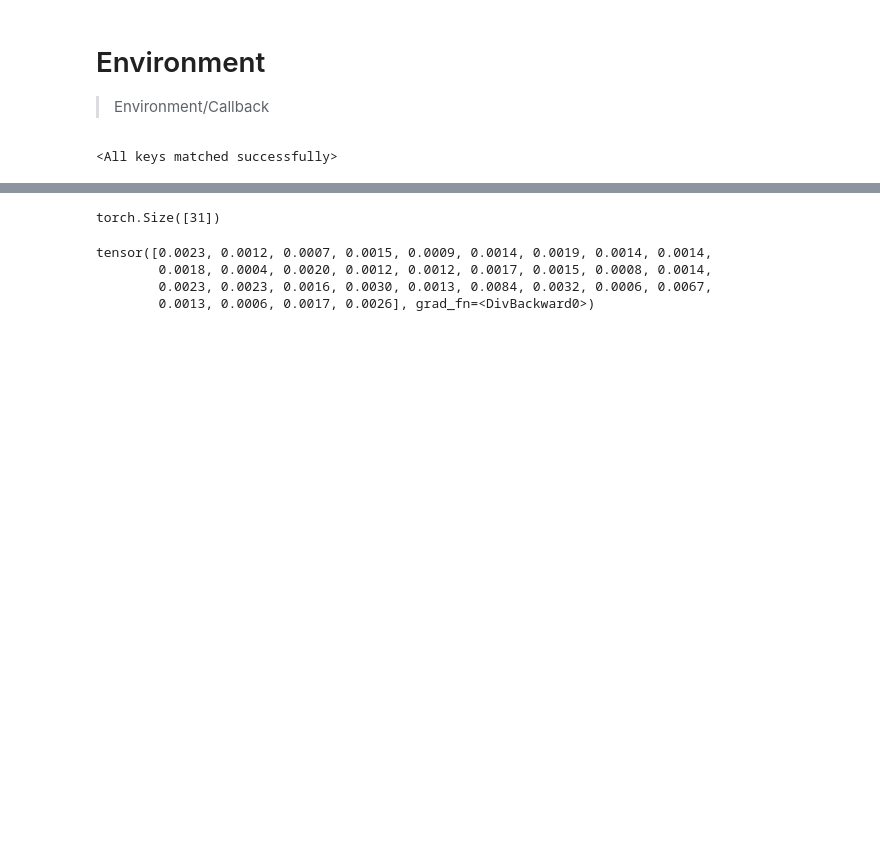
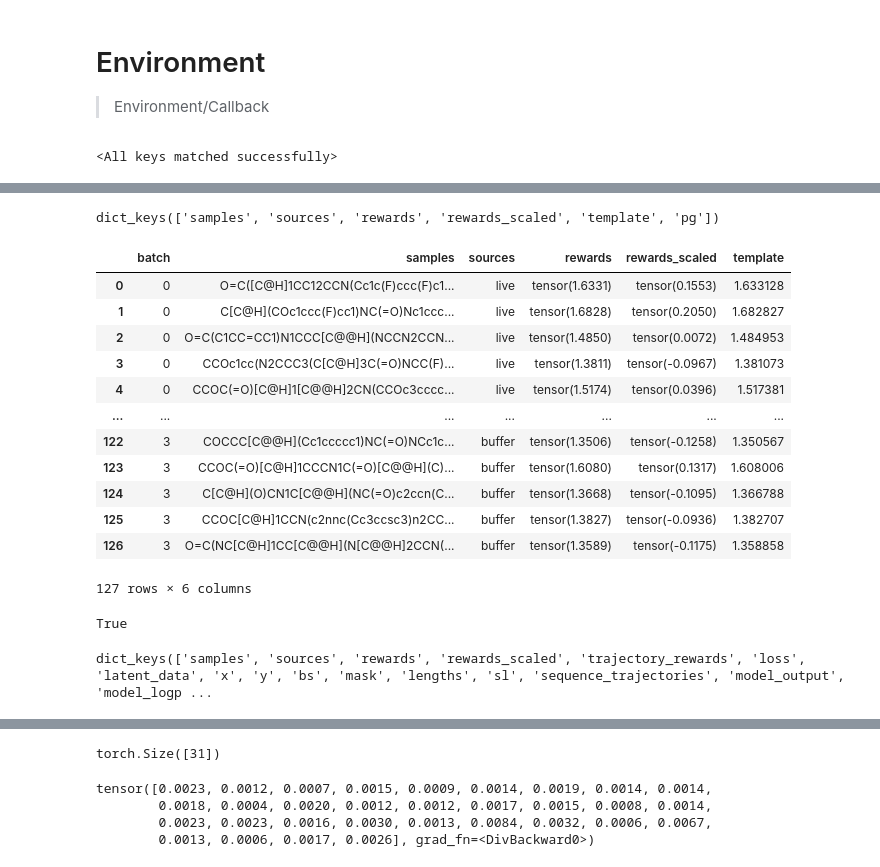
Before and after one commit to DarkMatterAI/mrl, a Jupyter notebook: nbs/12_environment.ipynb, the cells around one changed output, grey strips where cells are left out. Drawn from its saved outputs; the diff is of its cells as text; code cells hidden in the pictures; blank space fills up the shorter version.

```diff
--- a/nbs/12_environment.ipynb
+++ b/nbs/12_environment.ipynb
@@ -79,7 +79,10 @@ class Log(Callback):
         batch_state = env.batch_state
 
         for key in self.log.keys():
-            self.log[key].append(batch_state[key])
+            items = batch_state[key]
+            if isinstance(items, torch.Tensor):
+                items = items.detach().cpu().numpy()
+            self.log[key].append(items)
 
     def report_batch(self):
         outputs = [f'{self.iterations}']
@@ -763,3 +779,18 @@ agent = GenerativeAgent(lm_model, vocab, CrossEntropy(), ds, value_head=None, op
+# %%
+# agent = GenerativeAgent(lm_model, vocab, CrossEntropy(), ds, value_head=None, opt_kwargs={'lr':1e-4})
+
+class ValueHead(nn.Module):
+    def __init__(self, d_in, dropout=0.):
+        super().__init__()
+        self.drop = nn.Dropout(dropout)
+        self.layer = nn.Linear(d_in, 1)
+
+    def forward(self, x):
+        x = self.layer(self.drop(x)).squeeze(-1)
+        return x
+
+
+agent = GenerativeAgent(lm_model, vocab, CrossEntropy(), ds, value_head=ValueHead(256), opt_kwargs={'lr':1e-4})
 # %%
 def scale_sa(sa):
     return (10-sa)/9
@@ -792,3 +823,47 @@ rewards   mean_reward  valid     diversity  template  live_diversity  live_valid
+# %%
+env.log.log.keys()
+# %% [output]
+dict_keys(['samples', 'sources', 'rewards', 'rewards_scaled', 'template', 'pg'])
+# %%
+def log_to_df(log, keys):
+    batch = 0
+    output_dict = defaultdict(list)
+
+    items = log[keys[0]]
+    for item in items:
+        output_dict['batch'] += [batch]*len(item)
+        batch += 1
+
+    for key in keys:
+        output_dict[key] = flatten_list_of_lists(log[key])
+
+    return output_dict
+# %%
+test = log_to_df(env.log.log, ['samples', 'sources', 'rewards', 'rewards_scaled', 'template'])
+# %%
+pd.DataFrame(test)
+# %% [output]
+|  | batch | samples | sources | rewards | rewards_scaled | template |
+| 0 | 0 | O=C([C@H]1CC12CCN(Cc1c(F)ccc(F)c1... | live | tensor(1.6331) | tensor(0.1553) | 1.633128 |
+| 1 | 0 | C[C@H](COc1ccc(F)cc1)NC(=O)Nc1ccc... | live | tensor(1.6828) | tensor(0.2050) | 1.682827 |
+| 2 | 0 | O=C(C1CC=CC1)N1CCC[C@@H](NCCN2CCN... | live | tensor(1.4850) | tensor(0.0072) | 1.484953 |
+| 3 | 0 | CCOc1cc(N2CCC3(C[C@H]3C(=O)NCC(F)... | live | tensor(1.3811) | tensor(-0.0967) | 1.381073 |
+| 4 | 0 | CCOC(=O)[C@H]1[C@@H]2CN(CCOc3cccc... | live | tensor(1.5174) | tensor(0.0396) | 1.517381 |
+| ... | ... | ... | ... | ... | ... | ... |
+| 122 | 3 | COCCC[C@@H](Cc1ccccc1)NC(=O)NCc1c... | buffer | tensor(1.3506) | tensor(-0.1258) | 1.350567 |
+| 123 | 3 | CCOC(=O)[C@H]1CCCN1C(=O)[C@@H](C)... | buffer | tensor(1.6080) | tensor(0.1317) | 1.608006 |
+| 124 | 3 | C[C@H](O)CN1C[C@@H](NC(=O)c2ccn(C... | buffer | tensor(1.3668) | tensor(-0.1095) | 1.366788 |
+| 125 | 3 | CCOC[C@H]1CCN(c2nnc(Cc3ccsc3)n2CC... | buffer | tensor(1.3827) | tensor(-0.0936) | 1.382707 |
+| 126 | 3 | O=C(NC[C@H]1CC[C@@H](N[C@@H]2CCN(... | buffer | tensor(1.3589) | tensor(-0.1175) | 1.358858 |
+127 rows × 6 columns
+# %%
+isinstance(env.log.log['rewards'][0], torch.Tensor)
+# %% [output]
+True
+# %%
+env.batch_state.keys()
+# %% [output]
+dict_keys(['samples', 'sources', 'rewards', 'rewards_scaled', 'trajectory_rewards', 'loss', 'latent_data', 'x', 'y', 'bs', 'mask', 'lengths', 'sl', 'sequence_trajectories', 'model_output', 'model_logp ...
 # %%
 env.batch_state.pg
 # %% [output]
```
Also changed, not shown: parts of 7 cells of this notebook, 3 other files.
